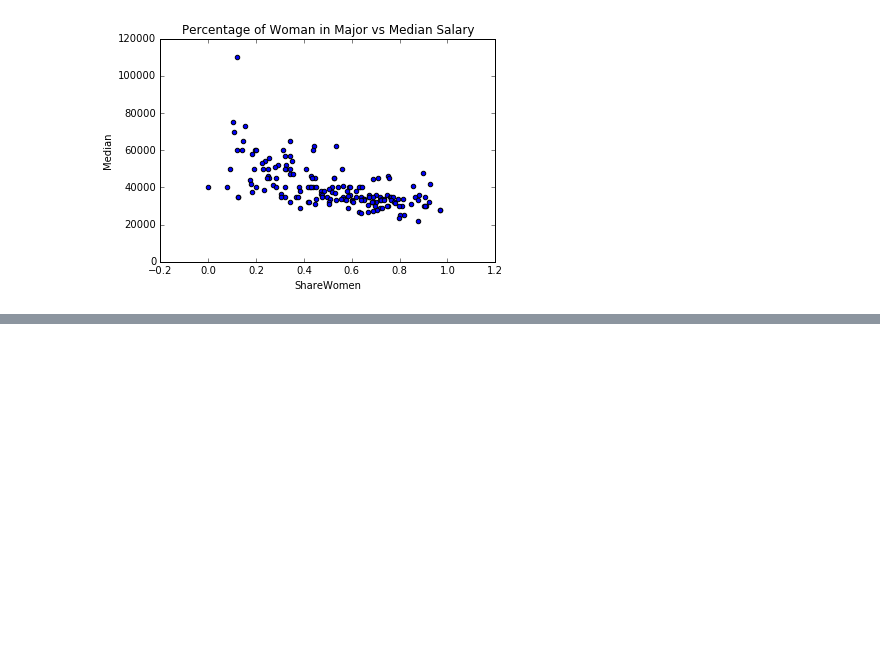
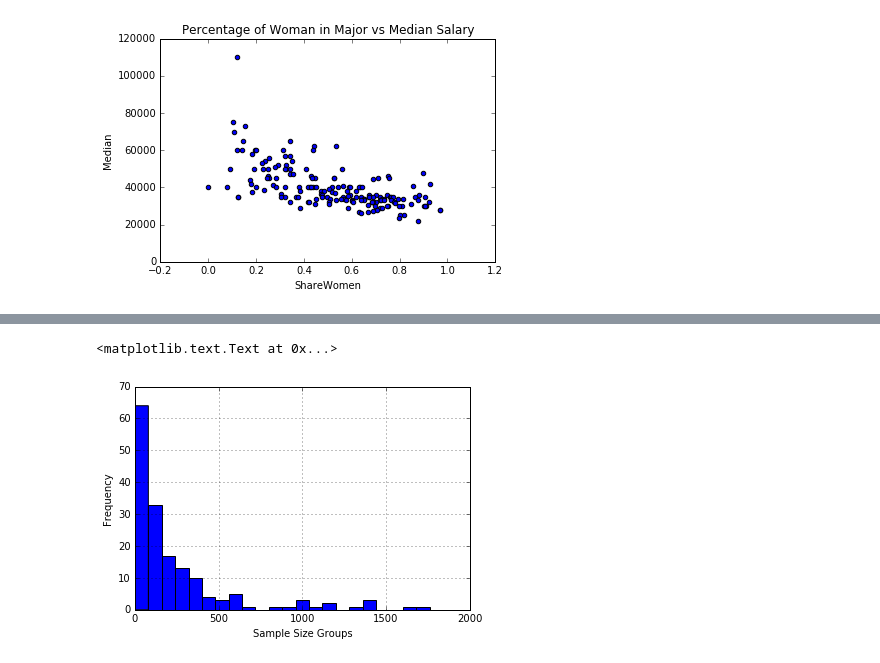
Before and after one commit to Overwear/Salary-Based-On-College-Majors, a Jupyter notebook: Basics.ipynb, the cells around one changed output, grey strips where cells are left out. Cells and saved outputs as stored; diff of their text form; code cells hidden in the pictures; blank space fills up the shorter version.

```diff
--- a/Basics.ipynb
+++ b/Basics.ipynb
@@ -134,0 +159,8 @@ ax7 = recent_grads.plot(x='ShareWomen', y='Median', kind='scatter', title='Perce
+# %%
+#Decreasing the range to see more detailed data of Sample Sizes
+ax8 = recent_grads['Sample_size'].hist(bins=25, range=(0,2000))
+ax8.set_xlabel("Sample Size Groups")
+ax8.set_ylabel("Frequency")
+# %% [output]
+<matplotlib.text.Text at 0x...>
+[figure, added]
```
Also changed, not shown: parts of 20 cells of this notebook.
